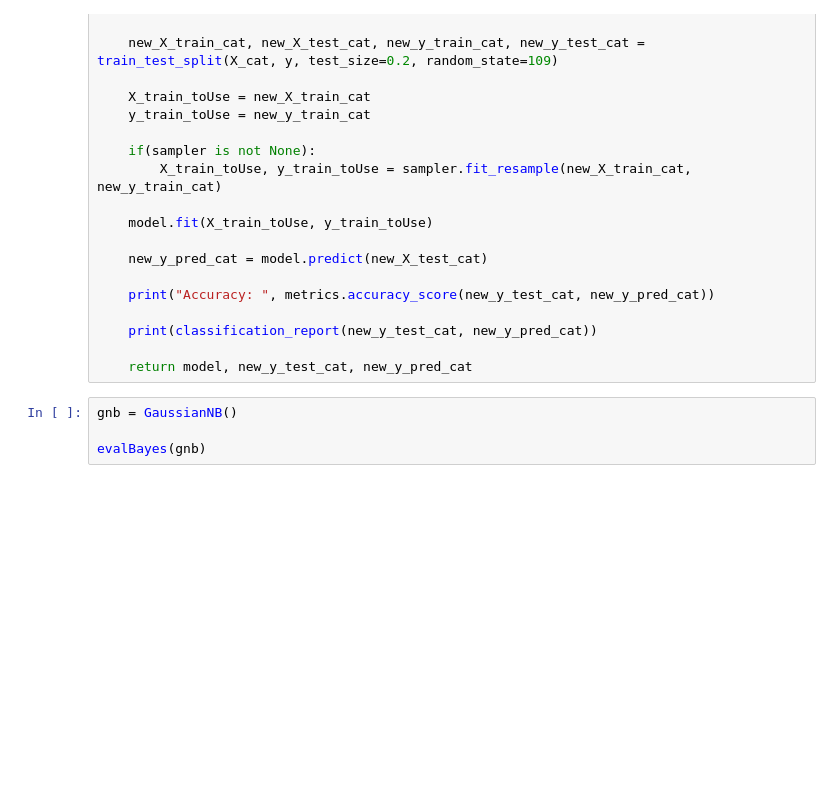
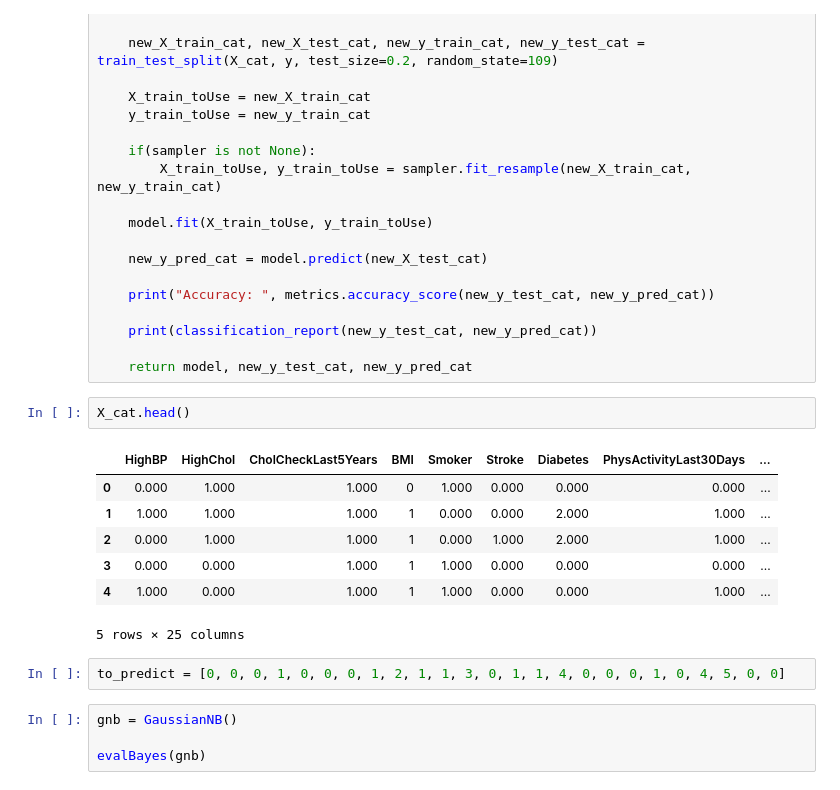
Before and after one commit to RyanGaudion/COM618-DataScience, a Jupyter notebook: Practice/01-ReadDataSet/04-ReSamplingScaling.ipynb, the cells around one changed output. Saved outputs shown, nothing was run; the diff lists cells and outputs as text; blank space fills up the shorter version.

Commit message:
Added prediction to myself

```diff
--- a/Practice/01-ReadDataSet/04-ReSamplingScaling.ipynb
+++ b/Practice/01-ReadDataSet/04-ReSamplingScaling.ipynb
@@ -419,6 +499,18 @@ def evalBayes(model, sampler=None):
     print(classification_report(new_y_test_cat, new_y_pred_cat))
 
     return model, new_y_test_cat, new_y_pred_cat
+# %%
+X_cat.head()
+# %% [output]
+|  | HighBP | HighChol | CholCheckLast5Years | BMI | Smoker | Stroke | Diabetes | PhysActivityLast30Days | ... |
+| 0 | 0.000 | 1.000 | 1.000 | 0 | 1.000 | 0.000 | 0.000 | 0.000 | ... |
+| 1 | 1.000 | 1.000 | 1.000 | 1 | 0.000 | 0.000 | 2.000 | 1.000 | ... |
+| 2 | 0.000 | 1.000 | 1.000 | 1 | 0.000 | 1.000 | 2.000 | 1.000 | ... |
+| 3 | 0.000 | 0.000 | 1.000 | 1 | 1.000 | 0.000 | 0.000 | 0.000 | ... |
+| 4 | 1.000 | 0.000 | 1.000 | 1 | 1.000 | 0.000 | 0.000 | 1.000 | ... |
+5 rows × 25 columns
+# %%
+to_predict = [0, 0, 0, 1, 0, 0, 0, 1, 2, 1, 1, 3, 0, 1, 1, 4, 0, 0, 0, 1, 0, 4, 5, 0, 0]
 # %%
 gnb = GaussianNB()
 
```
Also changed, not shown: parts of 13 cells of this notebook.
